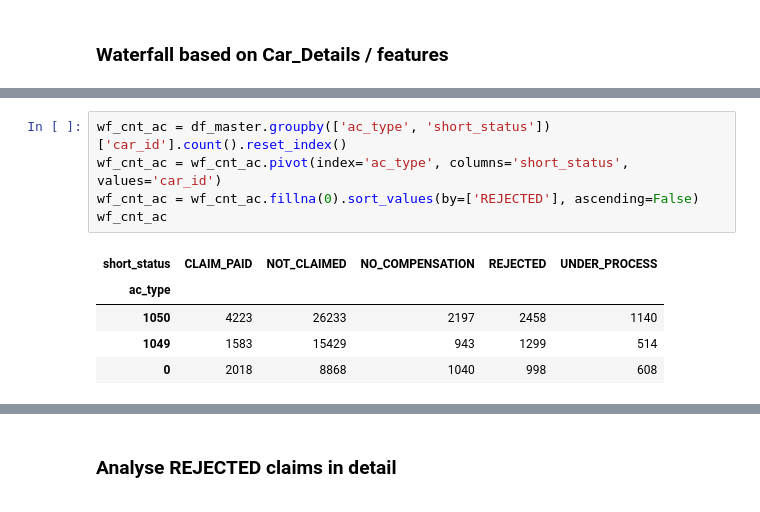
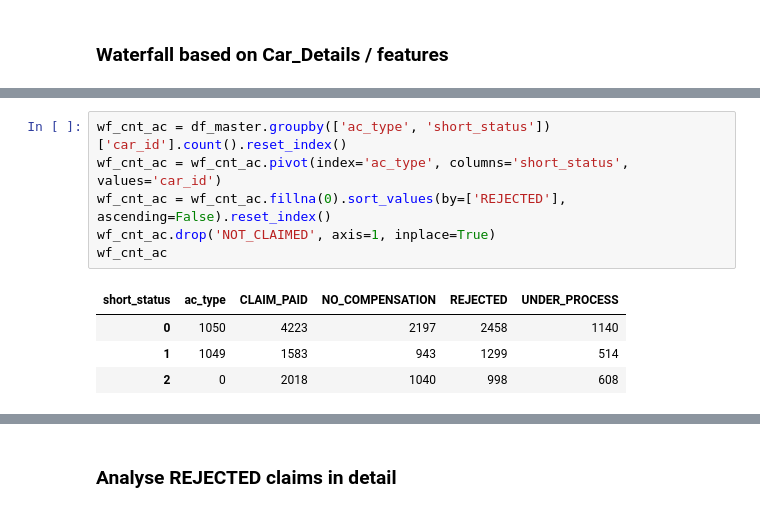
Before and after one commit to dileepsathyan/assignments, a Jupyter notebook: Vroom Virtusa/Vroom Virtusa Assignment.ipynb, the cells around one changed output, grey strips where cells are left out. Saved outputs shown, nothing was run; the diff lists cells and outputs as text.

```diff
--- a/Vroom Virtusa/Vroom Virtusa Assignment.ipynb
+++ b/Vroom Virtusa/Vroom Virtusa Assignment.ipynb
@@ -1603,11 +1639,11 @@ wf_cnt_gear
 # %%
 wf_cnt_ac = df_master.groupby(['ac_type', 'short_status'])['car_id'].count().reset_index()
 wf_cnt_ac = wf_cnt_ac.pivot(index='ac_type', columns='short_status', values='car_id')
-wf_cnt_ac = wf_cnt_ac.fillna(0).sort_values(by=['REJECTED'], ascending=False)
+wf_cnt_ac = wf_cnt_ac.fillna(0).sort_values(by=['REJECTED'], ascending=False).reset_index()
+wf_cnt_ac.drop('NOT_CLAIMED', axis=1, inplace=True)
 wf_cnt_ac
 # %% [output]
-| short_status | CLAIM_PAID | NOT_CLAIMED | NO_COMPENSATION | REJECTED | UNDER_PROCESS |
-| ac_type |  |  |  |  |  |
-| 1050 | 4223 | 26233 | 2197 | 2458 | 1140 |
-| 1049 | 1583 | 15429 | 943 | 1299 | 514 |
-| 0 | 2018 | 8868 | 1040 | 998 | 608 |
+| short_status | ac_type | CLAIM_PAID | NO_COMPENSATION | REJECTED | UNDER_PROCESS |
+| 0 | 1050 | 4223 | 2197 | 2458 | 1140 |
+| 1 | 1049 | 1583 | 943 | 1299 | 514 |
+| 2 | 0 | 2018 | 1040 | 998 | 608 |
```
Also changed, not shown: parts of 7 cells of this notebook.
